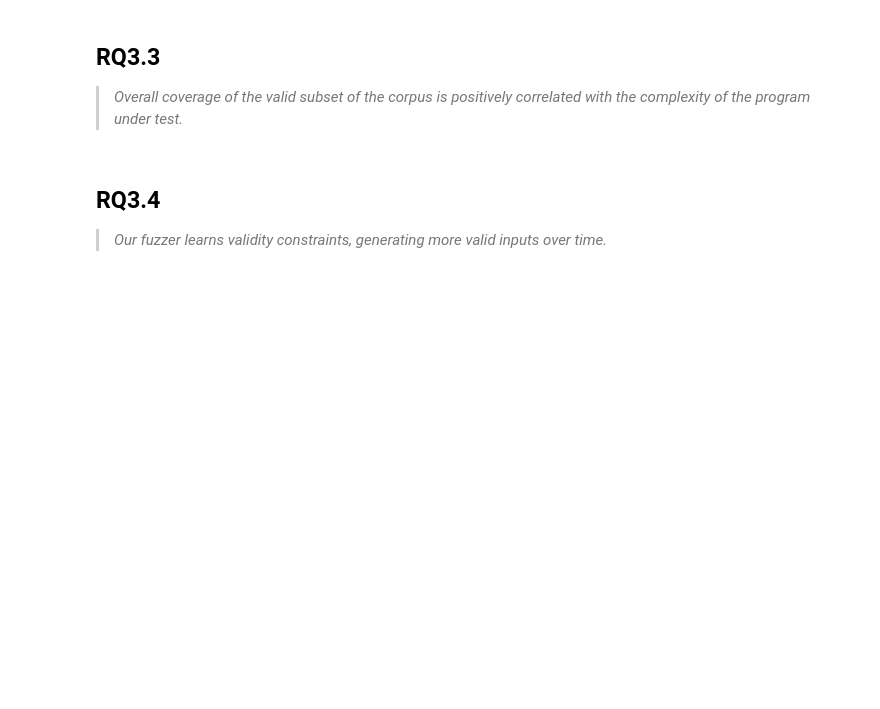
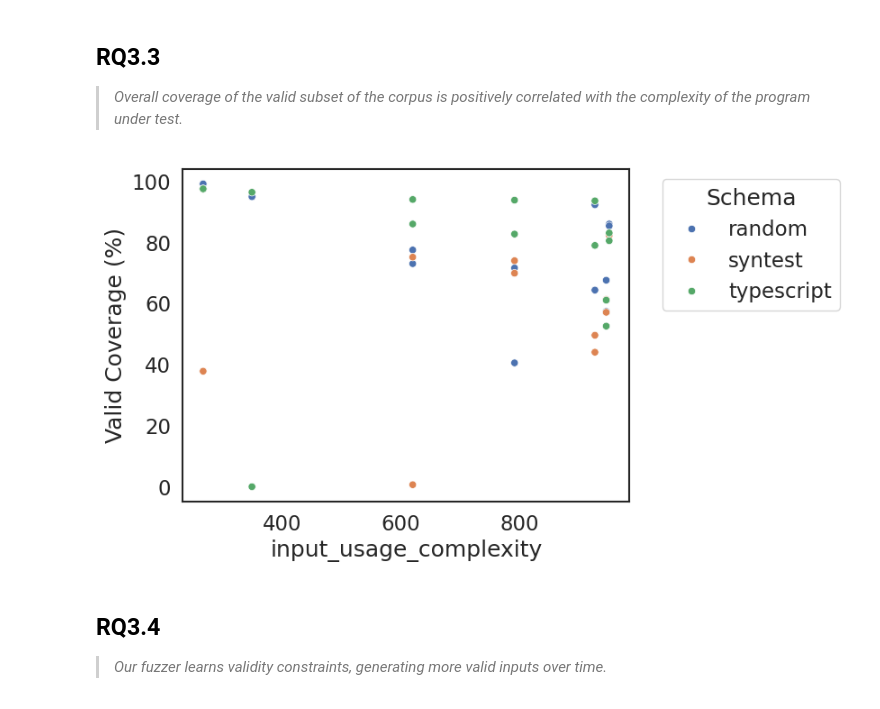
Before and after one commit to mayant15/railcar, a Jupyter notebook: infra/report.ipynb, the cells around one changed output. Drawn from its saved outputs; the diff is of its cells as text; code cells hidden in the pictures; blank space fills up the shorter version.

```diff
--- a/infra/report.ipynb
+++ b/infra/report.ipynb
@@ -166,6 +235,10 @@ scatter_cov_vs_prop("higher_order_functions")
 # %% [markdown]
 ## RQ3.3
 > *Overall coverage of the valid subset of the corpus is positively correlated with the complexity of the program under test.*
+# %%
+rq3_3_valid_cov_vs_complexity()
+# %% [output]
+[figure, added]
 # %% [markdown]
 ## RQ3.4
 > *Our fuzzer learns validity constraints, generating more valid inputs over time.*
```
Also changed, not shown: parts of 17 cells of this notebook, 4 other files.
